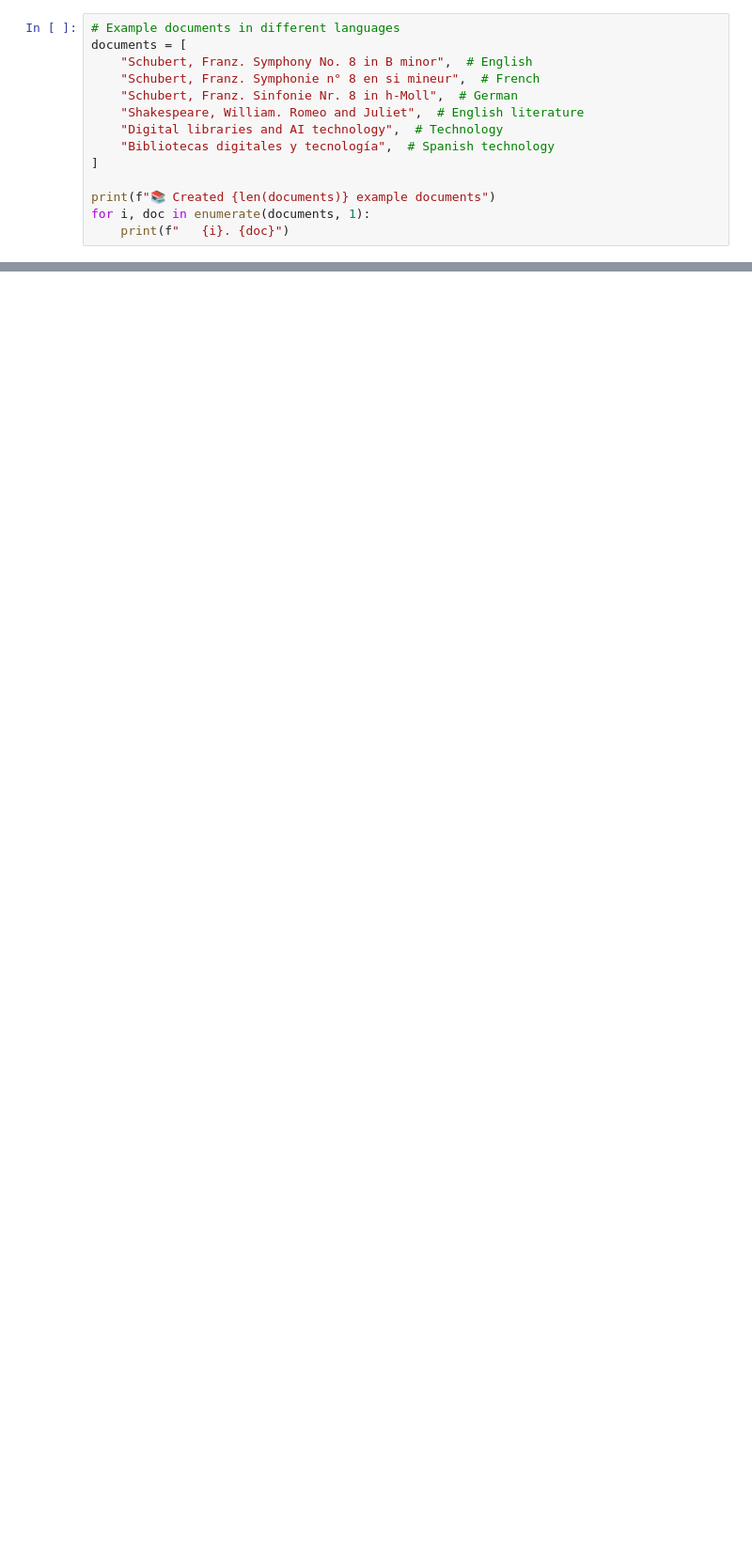
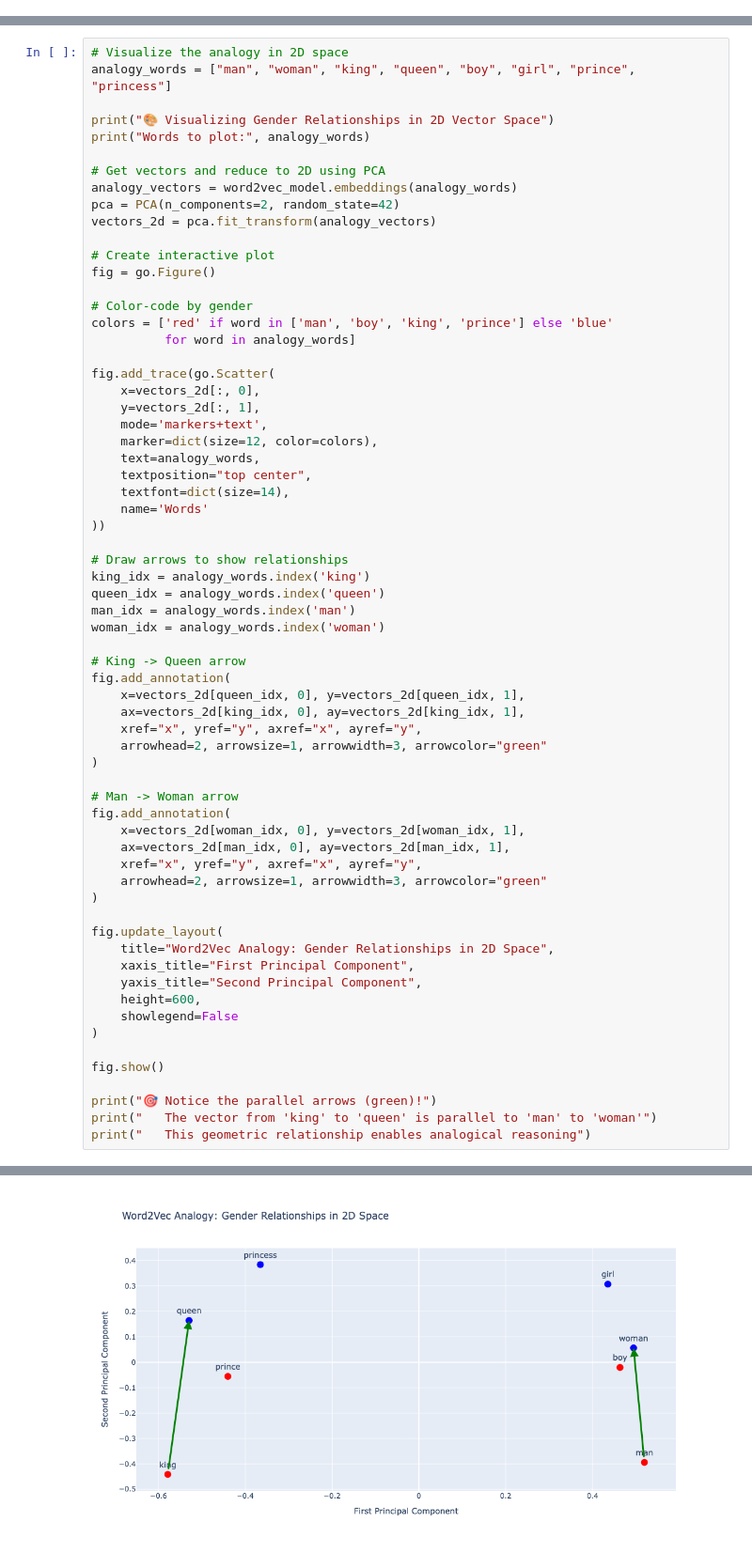
Before and after one commit to yalelibrary-metadata-services/entity_resolver, a Jupyter notebook: notebooks/multilingual_embeddings_tutorial_v3.ipynb, the cells around one changed output, grey strips where cells are left out. Shown at 94% size. Drawn from its saved outputs; the diff is of its cells as text; blank space fills up the shorter version.

```diff
--- a/notebooks/multilingual_embeddings_tutorial_v3.ipynb
+++ b/notebooks/multilingual_embeddings_tutorial_v3.ipynb
@@ -54,14 +0,0 @@ Setting up some multilingual examples to demonstrate cross-language understandin
-# %%
-# Example documents in different languages
-documents = [
-    "Schubert, Franz. Symphony No. 8 in B minor",  # English
-    "Schubert, Franz. Symphonie n° 8 en si mineur",  # French
-    "Schubert, Franz. Sinfonie Nr. 8 in h-Moll",  # German
-    "Shakespeare, William. Romeo and Juliet",  # English literature
-    "Digital libraries and AI technology",  # Technology
-    "Bibliotecas digitales y tecnología",  # Spanish technology
-]
-
-print(f"📚 Created {len(documents)} example documents")
-for i, doc in enumerate(documents, 1):
-    print(f"   {i}. {doc}")
@@ -493,0 +248,66 @@ print("   • Use filters with vector search")
+# %%
+# Visualize the analogy in 2D space
+analogy_words = ["man", "woman", "king", "queen", "boy", "girl", "prince", "princess"]
+
+print("🎨 Visualizing Gender Relationships in 2D Vector Space")
+print("Words to plot:", analogy_words)
+
+# Get vectors and reduce to 2D using PCA
+analogy_vectors = word2vec_model.embeddings(analogy_words)
+pca = PCA(n_components=2, random_state=42)
+vectors_2d = pca.fit_transform(analogy_vectors)
+
+# Create interactive plot
+fig = go.Figure()
+
+# Color-code by gender
+colors = ['red' if word in ['man', 'boy', 'king', 'prince'] else 'blue'
+          for word in analogy_words]
+
+fig.add_trace(go.Scatter(
+    x=vectors_2d[:, 0],
+    y=vectors_2d[:, 1],
+    mode='markers+text',
+    marker=dict(size=12, color=colors),
+    text=analogy_words,
+    textposition="top center",
+    textfont=dict(size=14),
+    name='Words'
+))
+
+# Draw arrows to show relationships
+king_idx = analogy_words.index('king')
+queen_idx = analogy_words.index('queen')
+man_idx = analogy_words.index('man')
+woman_idx = analogy_words.index('woman')
+
+# King -> Queen arrow
+fig.add_annotation(
+    x=vectors_2d[queen_idx, 0], y=vectors_2d[queen_idx, 1],
+    ax=vectors_2d[king_idx, 0], ay=vectors_2d[king_idx, 1],
+    xref="x", yref="y", axref="x", ayref="y",
+    arrowhead=2, arrowsize=1, arrowwidth=3, arrowcolor="green"
+)
+
+# Man -> Woman arrow
+fig.add_annotation(
+    x=vectors_2d[woman_idx, 0], y=vectors_2d[woman_idx, 1],
+    ax=vectors_2d[man_idx, 0], ay=vectors_2d[man_idx, 1],
+    xref="x", yref="y", axref="x", ayref="y",
+    arrowhead=2, arrowsize=1, arrowwidth=3, arrowcolor="green"
+)
+
+fig.update_layout(
+    title="Word2Vec Analogy: Gender Relationships in 2D Space",
+    xaxis_title="First Principal Component",
+    yaxis_title="Second Principal Component",
+    height=600,
+    showlegend=False
+)
+
+fig.show()
+
+print("🎯 Notice the parallel arrows (green)!")
+print("   The vector from 'king' to 'queen' is parallel to 'man' to 'woman'")
+print("   This geometric relationship enables analogical reasoning")
+# %% [output]
@@ -493,0 +316 @@ print("   • Use filters with vector search")
+[figure, added]
```
Also changed, not shown: parts of 60 cells of this notebook, 6 other files.
